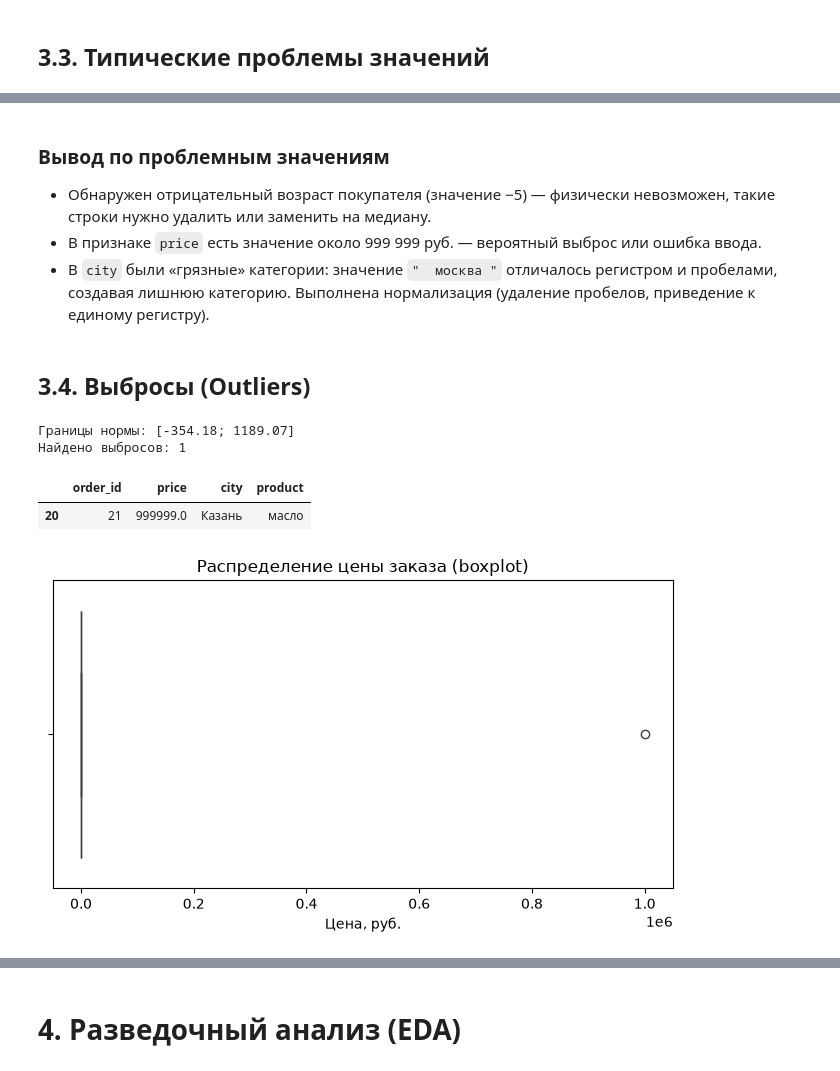
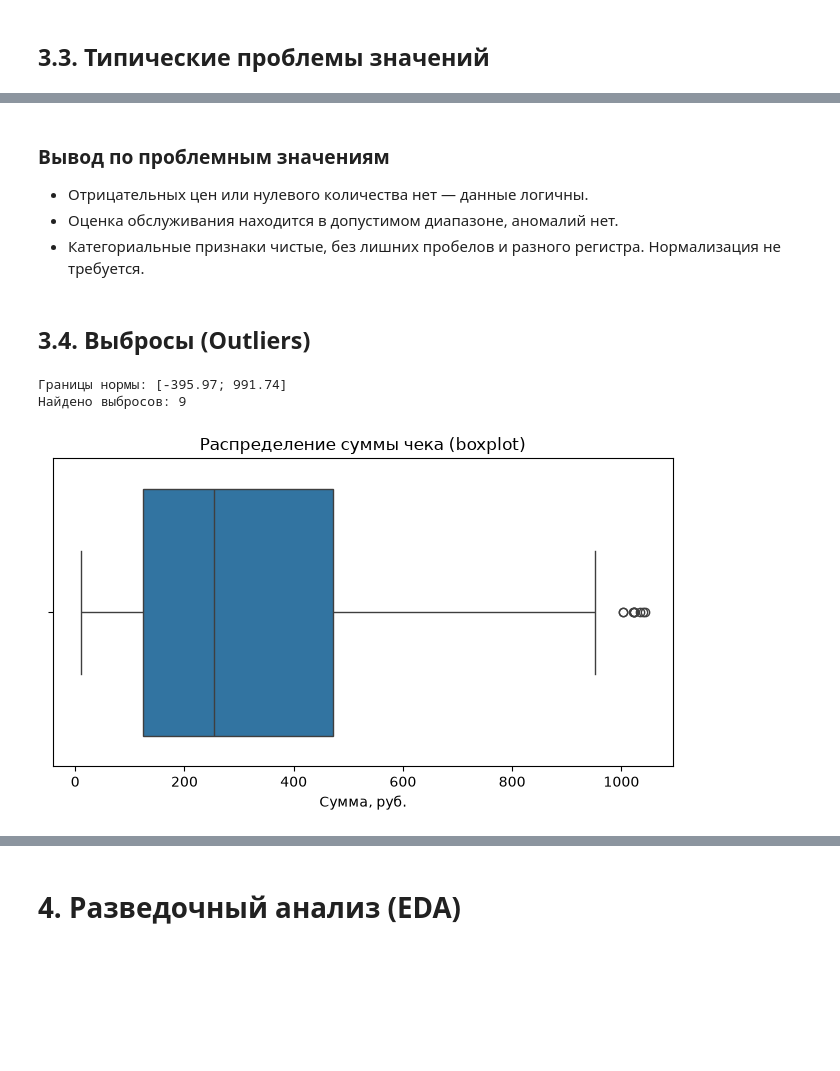
Before and after one commit to cik933758/lab1-data-quality, a Jupyter notebook: notebooks/01_data_understanding.ipynb, the cells around one changed output, grey strips where cells are left out. Cells and saved outputs as stored; diff of their text form; code cells hidden in the pictures; blank space fills up the shorter version.

```diff
--- a/notebooks/01_data_understanding.ipynb
+++ b/notebooks/01_data_understanding.ipynb
@@ -19,7 +19,7 @@ import matplotlib.pyplot as plt
 import seaborn as sns
 
 df = pd.read_csv('../data/dataset.csv')
-df['date'] = pd.to_datetime(df['date'])
+df['Date'] = pd.to_datetime(df['Date'])
 
 print(f"Строк: {df.shape[0]}")
 print(f"Столбцов: {df.shape[1]}")
@@ -152,4 +149 @@ product
 Name: count, dtype: int64
-# %%
-df['city'] = df['city'].str.strip().str.lower().str.capitalize()
-df['city'].value_counts()
@@ -164,31 +150,28 @@ Name: count, dtype: int64
-# %% [markdown]
-### Вывод по проблемным значениям
-- Обнаружен отрицательный возраст покупателя (значение −5) — физически невозможен, такие строки нужно удалить или заменить на медиану.
-- В признаке `price` есть значение около 999 999 руб. — вероятный выброс или ошибка ввода.
-- В `city` были «грязные» категории: значение `"  москва "` отличалось регистром и пробелами, создавая лишнюю категорию. Выполнена нормализация (удаление пробелов, приведение к единому регистру).
+# %% [markdown]
+### Вывод по проблемным значениям
+- Отрицательных цен или нулевого количества нет — данные логичны.
+- Оценка обслуживания находится в допустимом диапазоне, аномалий нет.
+- Категориальные признаки чистые, без лишних пробелов и разного регистра. Нормализация не требуется.
 # %% [markdown]
 ## 3.4. Выбросы (Outliers)
 # %%
-q1 = df['price'].quantile(0.25)
-q3 = df['price'].quantile(0.75)
+q1 = df['Total'].quantile(0.25)
+q3 = df['Total'].quantile(0.75)
 iqr = q3 - q1
 low = q1 - 1.5 * iqr
 high = q3 + 1.5 * iqr
 
-outliers = df[(df['price'] < low) | (df['price'] > high)]
+outliers = df[(df['Total'] < low) | (df['Total'] > high)]
 print(f"Границы нормы: [{low:.2f}; {high:.2f}]")
 print(f"Найдено выбросов: {len(outliers)}")
-outliers[['order_id', 'price', 'city', 'product']]
 # %% [output]
-Границы нормы: [-354.18; 1189.07]
-Найдено выбросов: 1
+Границы нормы: [-395.97; 991.74]
+Найдено выбросов: 9
-|  | order_id | price | city | product |
-| 20 | 21 | 999999.0 | Казань | масло |
 # %%
 plt.figure(figsize=(8, 4))
-sns.boxplot(x=df['price'])
-plt.title('Распределение цены заказа (boxplot)')
-plt.xlabel('Цена, руб.')
+sns.boxplot(x=df['Total'])
+plt.title('Распределение суммы чека (boxplot)')
+plt.xlabel('Сумма, руб.')
 plt.show()
 # %% [output]
-[figure, old version]
+[figure, new version]
```
Also changed, not shown: parts of 33 cells of this notebook.
